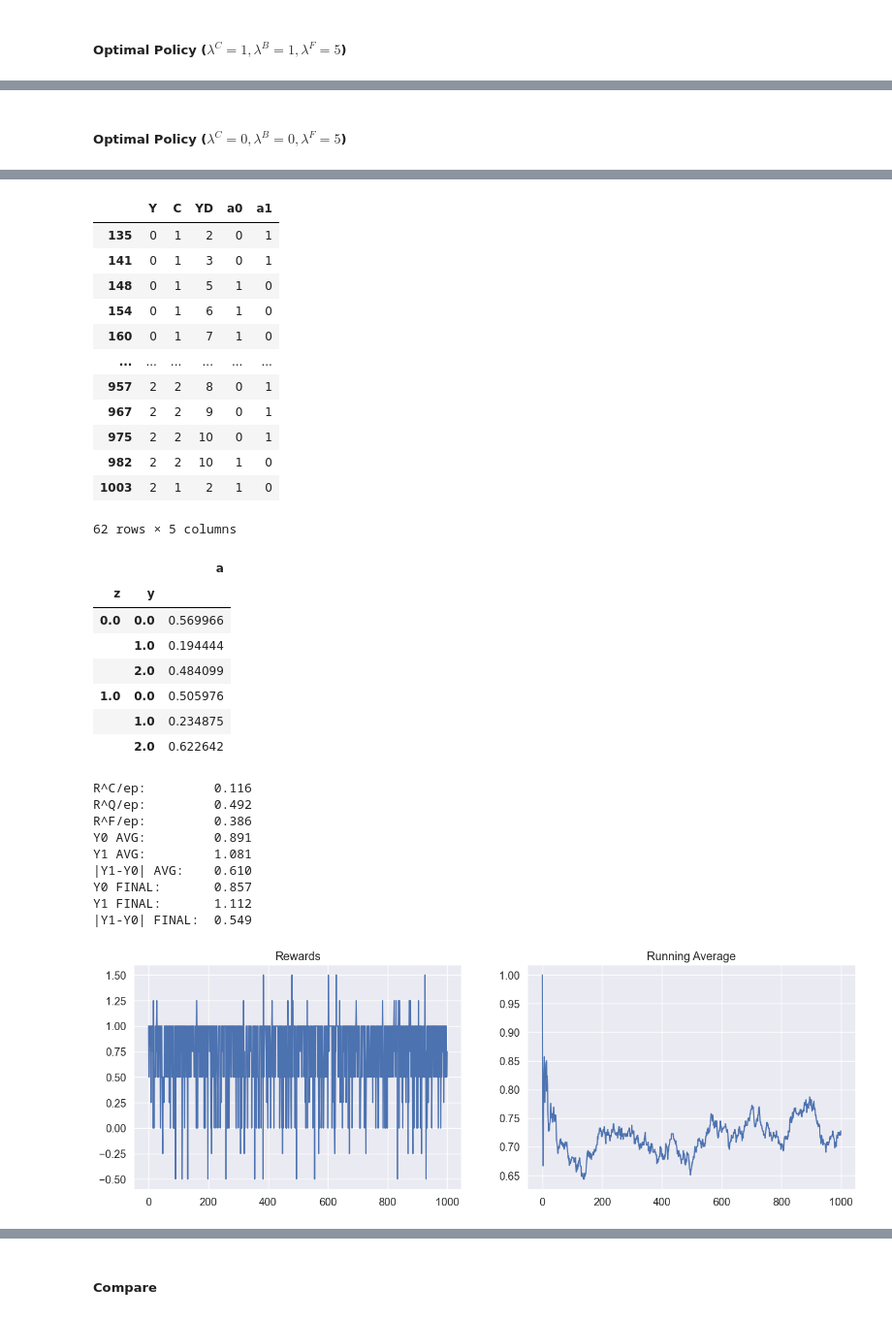
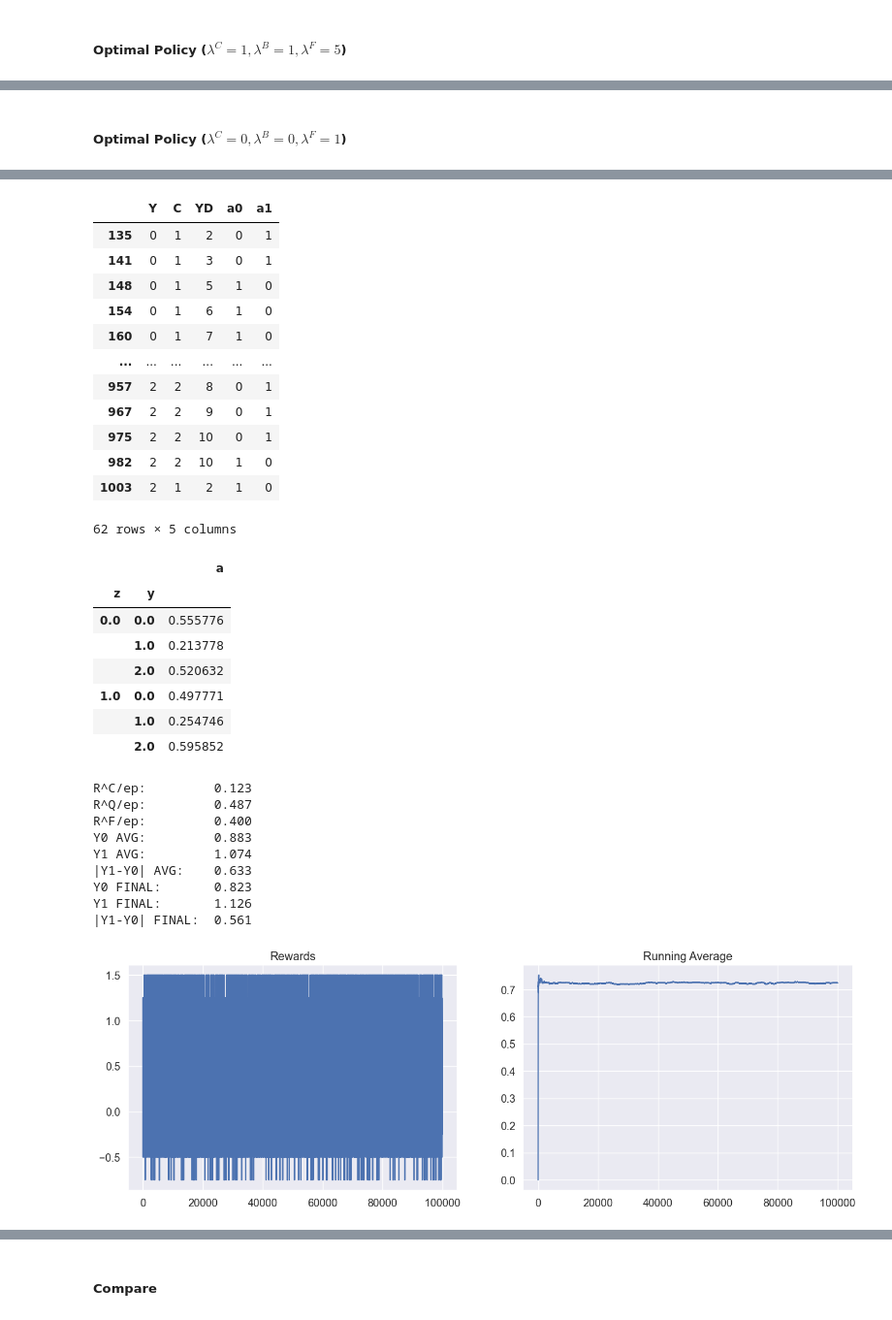
Before and after one commit to jackblandin/research, a Jupyter notebook: experiments/fairness/fair-repeat-loan-app.ipynb, the cells around one changed output, grey strips where cells are left out. Shown at 97% size. Drawn from its saved outputs; the diff is of its cells as text; code cells hidden in the pictures.

```diff
--- a/experiments/fairness/fair-repeat-loan-app.ipynb
+++ b/experiments/fairness/fair-repeat-loan-app.ipynb
@@ -110,7 +107,7 @@ import pandas as pd
 class MultiObjectiveDiscreteMDP(DiscreteMDP):
 
     def __init__(self, state_dims, action_dims, obs_dims,
-                 max_steps_per_episode, verbose=False, args={},
+                 max_steps_per_episode, Osaso_dtype, verbose=False, args={},
                  obj_weights=np.array([1, 0, 0]), T=None, Osaso=None,
                  Rsas=None):
         """
@@ -137,7 +134,7 @@ class MultiObjectiveDiscreteMDP(DiscreteMDP):
         self.moo_reward_episode_memory = []
 
         super().__init__(state_dims, action_dims, obs_dims, max_steps_per_episode,
-                         verbose, args, T=T, Osaso=Osaso, Rsas=Rsas)
+                         Osaso_dtype, verbose, args, T=T, Osaso=Osaso, Rsas=Rsas)
 
         # Build multi-objective reward matrix Rsasl from injected method
         larr = np.arange(self.n_objectives)
@@ -1553,7 +1542,12 @@ class LoanMDPv1(MultiObjectiveDiscreteMDP):
 """
 Env specific parameters
 """
-max_steps_per_episode = 2
+EXPERIMENT_NAME = 'max_steps_per_episode_4'
+
+max_steps_per_episode = 4
+Osaso_dtype = 'int8'
+n_episodes = 1_000
+
 z_dims = 2
 y_dims= 3
 c_dims = 3
@@ -1562,7 +1556,6 @@ state_dims = (z_dims,y_dims,y_dims,c_dims,yd_dims)
 action_dims = (2,)
 obs_dims = state_dims
 gamma = 1 - (1/max_steps_per_episode)
-n_episodes = 1_000
 
 env_args =  {
     # Set repayment probabilities
@@ -1637,6 +1661,3 @@ pos_metrics = {}
 # %%
 T = None
 Osaso = None
-# %%
-T = pickle.load(open(f'resources/T__{state_dims_hash}.p', 'rb'))
-Osaso = pickle.load(open(f'resources/Osaso__{state_dims_hash}.p', 'rb'))
@@ -1668,24 +1721,17 @@ env = LoanMDPv1(state_dims=state_dims,
                 action_dims=action_dims,
                 obs_dims=obs_dims,
                 max_steps_per_episode=max_steps_per_episode,
+                Osaso_dtype=Osaso_dtype,
                 obj_weights=[lc, lb, lf],
                 args=env_args,
                 T=T,
                 Osaso=Osaso,
                )
 
-if T is None:
-    T = env.T
-
-if Osaso is None:
-    Osaso = env.Osaso
-
-## Preserve transition and observation matrices to reduce computation in future envs
-# import pickle
-# T = env.T
-# Osaso = env.Osaso
-# pickle.dump(T, open(f'resources/T__{state_dims_hash}.p', 'wb'), protocol=4)
-# pickle.dump(Osaso, open(f'resources/Osaso__{state_dims_hash}.p', 'wb'), protocol=4)
+# Persist env objects
+persist_env_objects(EXPERIMENT_NAME, env)
+T = env.T
+Osaso = env.Osaso
 
 pi = manual_policy__appr_ygeq1(env)
 agent = FixedPolicyAgent(env, pi)
@@ -2325,16 +2383,17 @@ Y1 FINAL:       1.168
 # %% [markdown]
-##### Optimal Policy ($\lambda^C=0, \lambda^B=0, \lambda^F=5$)
+##### Optimal Policy ($\lambda^C=0, \lambda^B=0, \lambda^F=1$)
 # %%
-algo_label_short = '005'
-algo_label_long = 'Optimal $\lambda=(0,0,5)$'
+algo_label_short = '001'
+algo_label_long = 'Optimal $\lambda=(0,0,1)$'
 lc = 0
 lb = 0
-lf = 5
+lf = 1
 
 env = LoanMDPv1(state_dims=state_dims,
                 action_dims=action_dims,
                 obs_dims=obs_dims,
                 max_steps_per_episode=max_steps_per_episode,
+                Osaso_dtype=Osaso_dtype,
                 obj_weights=[lc, lb, lf],
                 args=env_args,
                 T=T,
@@ -2390,31 +2450,31 @@ Group-different Actions
 |  | Y | C | YD | a0 | a1 |
 | 135 | 0 | 1 | 2 | 0 | 1 |
 | 141 | 0 | 1 | 3 | 0 | 1 |
 | 148 | 0 | 1 | 5 | 1 | 0 |
 | 154 | 0 | 1 | 6 | 1 | 0 |
 | 160 | 0 | 1 | 7 | 1 | 0 |
 | ... | ... | ... | ... | ... | ... |
 | 957 | 2 | 2 | 8 | 0 | 1 |
 | 967 | 2 | 2 | 9 | 0 | 1 |
 | 975 | 2 | 2 | 10 | 0 | 1 |
 | 982 | 2 | 2 | 10 | 1 | 0 |
 | 1003 | 2 | 1 | 2 | 1 | 0 |
-62 rows × 5 columns
+62 rows × 5 columns
 |  |  | a |
 | z | y |  |
-| 0.0 | 0.0 | 0.569966 |
-|  | 1.0 | 0.194444 |
-|  | 2.0 | 0.484099 |
-| 1.0 | 0.0 | 0.505976 |
-|  | 1.0 | 0.234875 |
-|  | 2.0 | 0.622642 |
+| 0.0 | 0.0 | 0.555776 |
+|  | 1.0 | 0.213778 |
+|  | 2.0 | 0.520632 |
+| 1.0 | 0.0 | 0.497771 |
+|  | 1.0 | 0.254746 |
+|  | 2.0 | 0.595852 |
-R^C/ep:         0.116
-R^Q/ep:         0.492
-R^F/ep:         0.386
-Y0 AVG:         0.891
-Y1 AVG:         1.081
-|Y1-Y0| AVG:    0.610
-Y0 FINAL:       0.857
-Y1 FINAL:       1.112
-|Y1-Y0| FINAL:  0.549
+R^C/ep:         0.123
+R^Q/ep:         0.487
+R^F/ep:         0.400
+Y0 AVG:         0.883
+Y1 AVG:         1.074
+|Y1-Y0| AVG:    0.633
+Y0 FINAL:       0.823
+Y1 FINAL:       1.126
+|Y1-Y0| FINAL:  0.561
-[figure, old version]
+[figure, new version]
```
Also changed, not shown: parts of 31 cells of this notebook, 6 other files.
